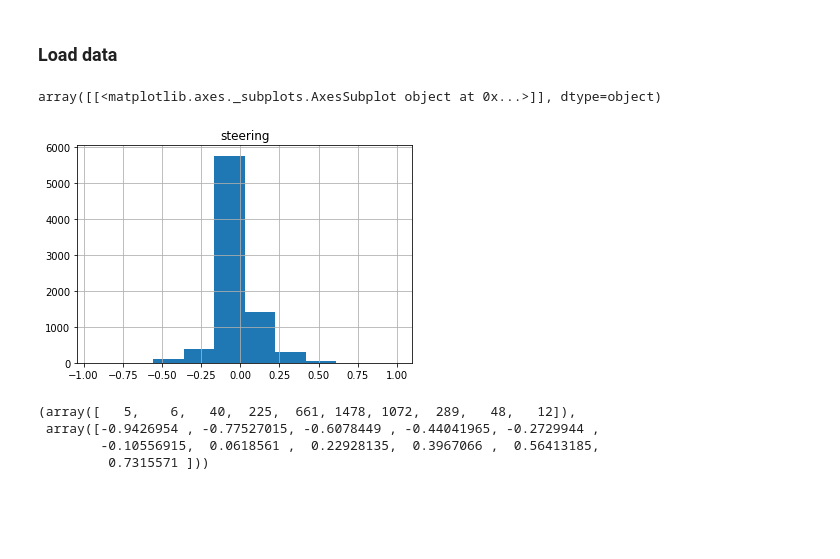
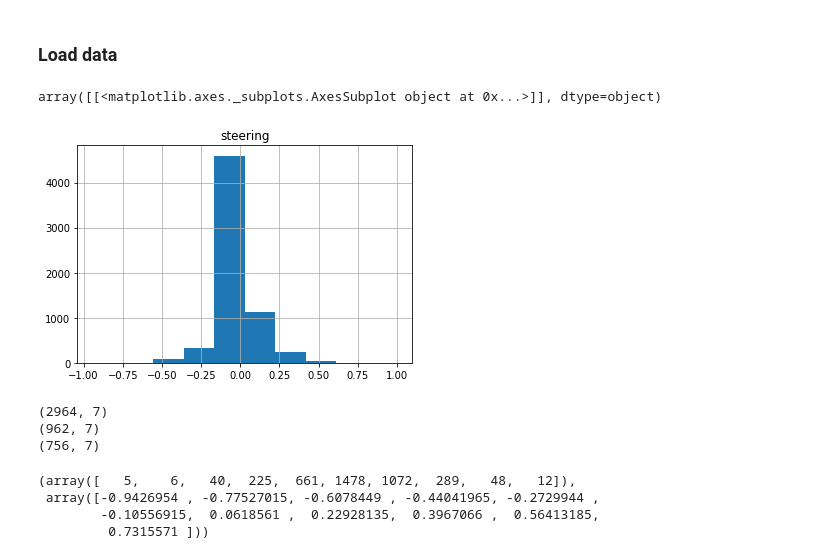
Before and after one commit to husams/Behavioral-Cloning, a Jupyter notebook: nvida.ipynb, the cells around one changed output. Drawn from its saved outputs; the diff is of its cells as text; code cells hidden in the pictures; blank space fills up the shorter version.

```diff
--- a/nvida.ipynb
+++ b/nvida.ipynb
@@ -29,6 +30,7 @@ import matplotlib.pyplot as plt
 Using TensorFlow backend.
 # %%
 data = pd.read_csv('./data/driving_log.csv')
+data = sklearn.utils.shuffle(data)
 data.mean()
 
 # Split traning data
@@ -36,10 +38,18 @@ train_samples, validation_samples = train_test_split(data, test_size=0.2)
 # %% [markdown]
 ### Load data
 # %%
-data.hist(column='steering')
+train_samples.hist(column='steering')
 # %% [output]
 array([[<matplotlib.axes._subplots.AxesSubplot object at 0x...>]], dtype=object)
-[figure, old version]
+[figure, new version]
+# %%
+print(train_samples[train_samples.steering != 0].shape)
+print(train_samples[train_samples.steering  > 0.1].shape)
+print(train_samples[train_samples.steering  < -0.1].shape)
+# %% [output]
+(2964, 7)
+(962, 7)
+(756, 7)
 # %%
 df = pd.read_csv('data/driving_log.csv')
 
```
Also changed, not shown: parts of 13 cells of this notebook, 1 other file.
